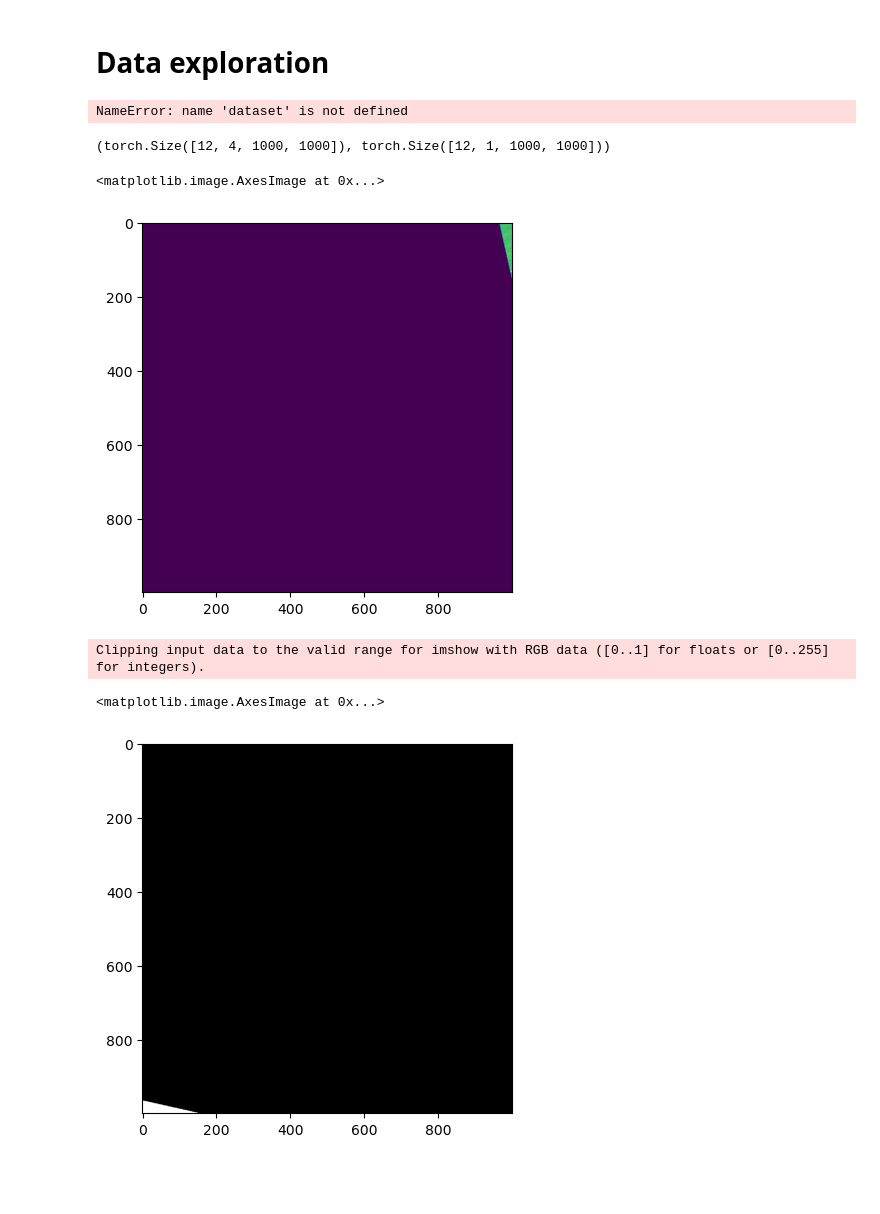
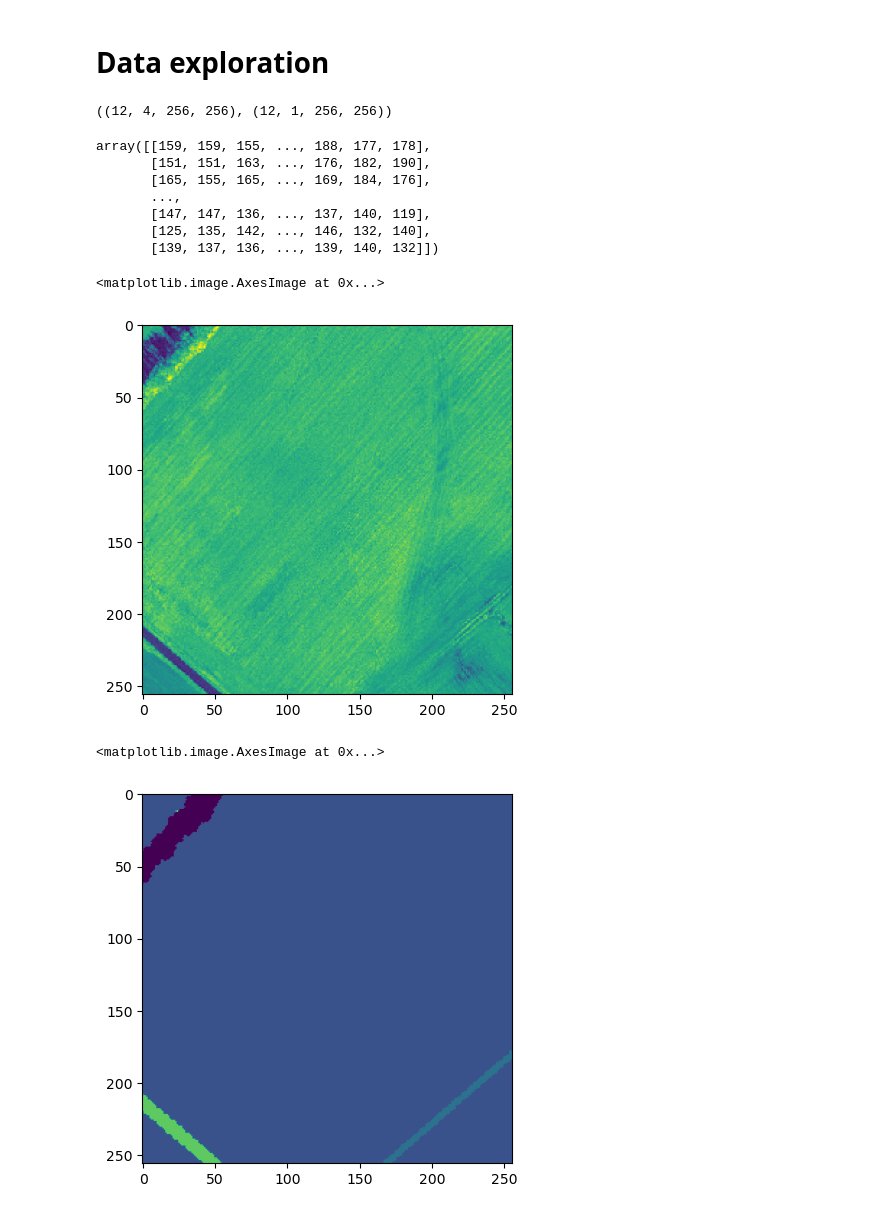
Before and after one commit to AMergy/intro2torchgeo, a Jupyter notebook: dev/1_data_exploration.ipynb, the cells around one changed output. Cells and saved outputs as stored; diff of their text form; code cells hidden in the pictures; blank space fills up the shorter version.

```diff
--- a/dev/1_data_exploration.ipynb
+++ b/dev/1_data_exploration.ipynb
@@ -55,31 +54,37 @@ dataset = chesapeake & naip
 #Unlike typical PyTorch Datasets, TorchGeo GeoDatasets are indexed using
 # lat/long/time bounding boxes. This requires us to use a custom GeoSampler
 # instead of the default sampler/batch_sampler that comes with PyTorch.
-sampler = GridGeoSampler(dataset, size=1000, stride=500)
+# sampler = GridGeoSampler(dataset, size=1000, stride=500)
+sampler = RandomGeoSampler(dataset, size=256, length=10000)
 
 # we combine the dataset and the sampler into a dataloader
 dataloader = DataLoader(
     dataset, batch_size=12, sampler=sampler, collate_fn=stack_samples
 )
-# %%
-dataset.classes
-# %% [output]
-NameError: name 'dataset' is not defined
 # %%
 sample = next(iter(dataloader))
-image = sample["image"]
-target = sample["mask"]
+image = sample["image"].numpy().astype(int)
+target = sample["mask"].numpy()
 image.shape, target.shape
 # %% [output]
-(torch.Size([12, 4, 1000, 1000]), torch.Size([12, 1, 1000, 1000]))
+((12, 4, 256, 256), (12, 1, 256, 256))
+# %%
+image[8,3,:]
+# %% [output]
+array([[159, 159, 155, ..., 188, 177, 178],
+       [151, 151, 163, ..., 176, 182, 190],
+       [165, 155, 165, ..., 169, 184, 176],
+       ...,
+       [147, 147, 136, ..., 137, 140, 119],
+       [125, 135, 142, ..., 146, 132, 140],
+       [139, 137, 136, ..., 139, 140, 132]])
 # %%
-plt.imshow(image[1,3,:])
+plt.imshow(image[8,3,:], vmin=0, vmax=255)
 # %% [output]
 <matplotlib.image.AxesImage at 0x...>
-[figure, old version]
+[figure, new version]
 # %%
-plt.imshow(image[1,0:3,:,:].T)
+plt.imshow(target[8,0,:,:])
 # %% [output]
-Clipping input data to the valid range for imshow with RGB data ([0..1] for floats or [0..255] for integers).
+<matplotlib.image.AxesImage at 0x...>
-<matplotlib.image.AxesImage at 0x...>
-[figure, old version]
+[figure, new version]
```
Also changed, not shown: parts of 3 cells of this notebook, 2 other files.
